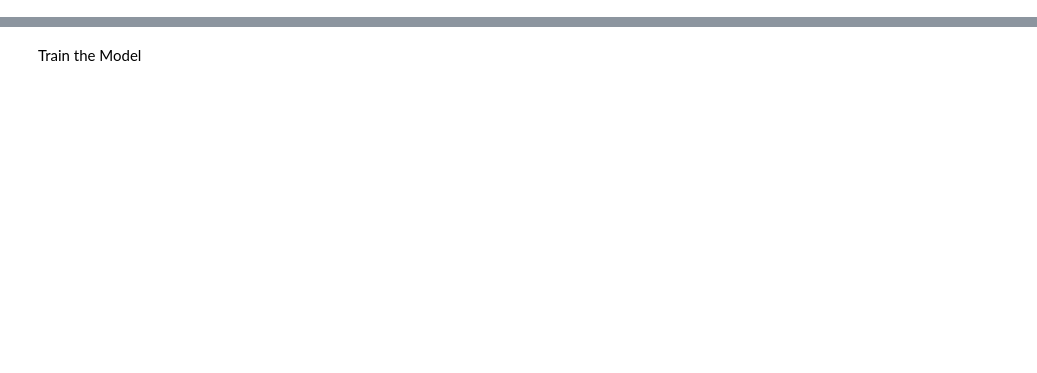
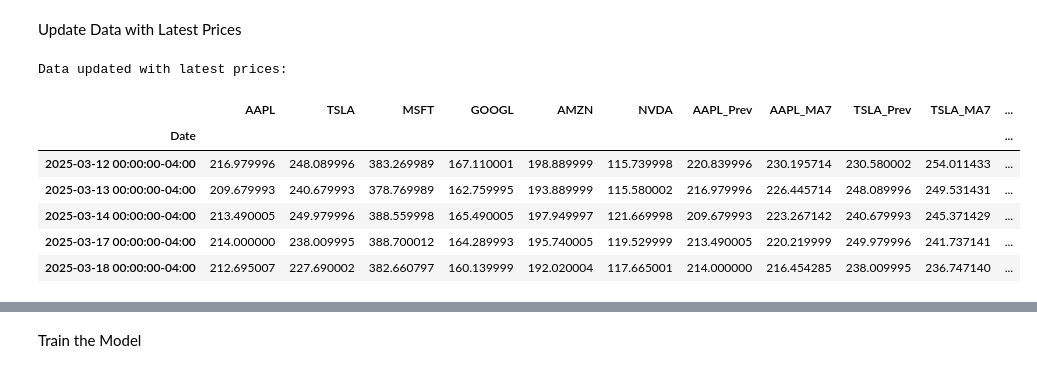
Before and after one commit to vimesh630/Stock-Price-Forecast-Prediction, a Jupyter notebook: Stock_Price_Prediction.ipynb, the cells around one changed output, grey strips where cells are left out. Cells and saved outputs as stored; diff of their text form; code cells hidden in the pictures; blank space fills up the shorter version.

```diff
--- a/Stock_Price_Prediction.ipynb
+++ b/Stock_Price_Prediction.ipynb
@@ -103,0 +114,32 @@ Preprocessed data saved to Drive!
+# %% [markdown]
+Update Data with Latest Prices
+# %%
+# Function to update data with the latest prices
+def update_stock_data(df, stocks):
+    new_data = {}
+    for stock in stocks:
+        ticker = yf.Ticker(stock)
+        new_data[stock] = ticker.history(period="1d")["Close"]
+        if not new_data[stock].empty:
+            latest_date = new_data[stock].index[-1] # Get latest date as Timestamp object
+            # latest_date = new_data[stock].index[-1].strftime('%Y-%m-%d') # Removed strftime conversion
+            latest_price = new_data[stock].iloc[-1]
+            if latest_date not in df.index:
+                # Extend with previous row using correct index type
+                df.loc[latest_date] = df.iloc[-1].values
+            df.loc[latest_date, stock] = latest_price  # Update price
+    return df
+
+# Update with latest data
+df = update_stock_data(df, stocks)
+print("Data updated with latest prices:")
+df.tail()
+# %% [output]
+Data updated with latest prices:
+|  | AAPL | TSLA | MSFT | GOOGL | AMZN | NVDA | AAPL_Prev | AAPL_MA7 | TSLA_Prev | TSLA_MA7 | ... |
+| Date |  |  |  |  |  |  |  |  |  |  | ... |
+| 2025-03-12 00:00:00-04:00 | 216.979996 | 248.089996 | 383.269989 | 167.110001 | 198.889999 | 115.739998 | 220.839996 | 230.195714 | 230.580002 | 254.011433 | ... |
+| 2025-03-13 00:00:00-04:00 | 209.679993 | 240.679993 | 378.769989 | 162.759995 | 193.889999 | 115.580002 | 216.979996 | 226.445714 | 248.089996 | 249.531431 | ... |
+| 2025-03-14 00:00:00-04:00 | 213.490005 | 249.979996 | 388.559998 | 165.490005 | 197.949997 | 121.669998 | 209.679993 | 223.267142 | 240.679993 | 245.371429 | ... |
+| 2025-03-17 00:00:00-04:00 | 214.000000 | 238.009995 | 388.700012 | 164.289993 | 195.740005 | 119.529999 | 213.490005 | 220.219999 | 249.979996 | 241.737141 | ... |
+| 2025-03-18 00:00:00-04:00 | 212.695007 | 227.690002 | 382.660797 | 160.139999 | 192.020004 | 117.665001 | 214.000000 | 216.454285 | 238.009995 | 236.747140 | ... |
```
Also changed, not shown: parts of 20 cells of this notebook.
